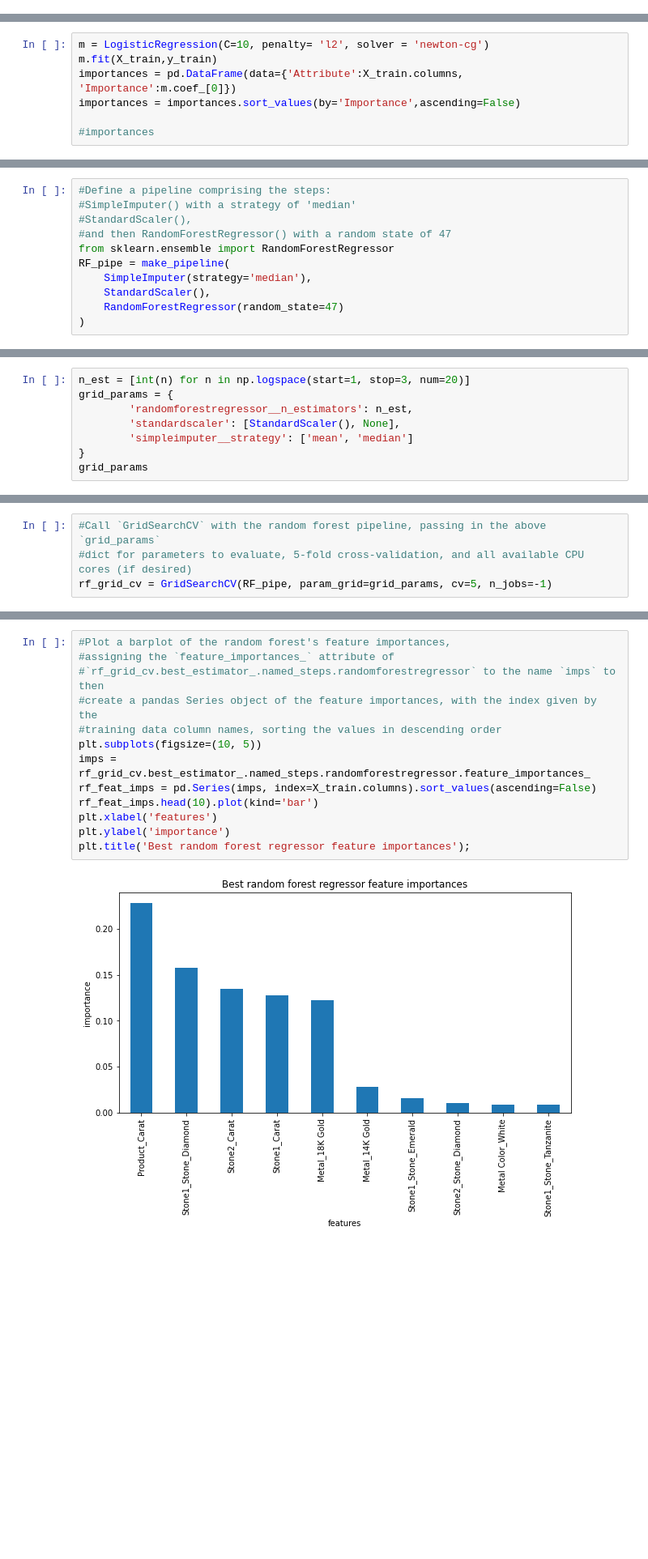
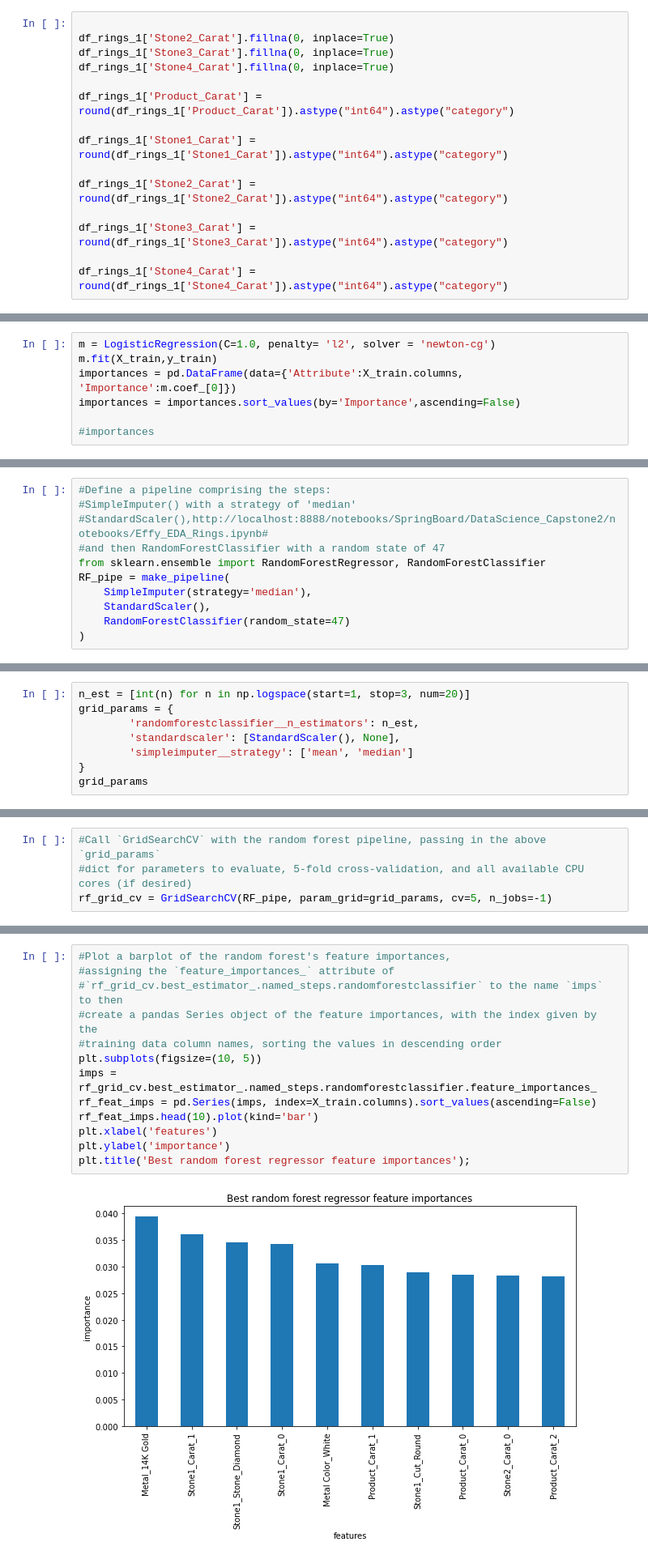
Before and after one commit to rgandhre/SpringBoard, a Jupyter notebook: DataScience_Capstone2/notebooks/Effy_EDA_Rings.ipynb, the cells around one changed output, grey strips where cells are left out. Shown at 81% size. Drawn from its saved outputs; the diff is of its cells as text; blank space fills up the shorter version.

Commit message:
Changed logic from RandomForestRegressor to RandomForestClassifier

```diff
--- a/DataScience_Capstone2/notebooks/Effy_EDA_Rings.ipynb
+++ b/DataScience_Capstone2/notebooks/Effy_EDA_Rings.ipynb
@@ -394,3 +384,18 @@ df_rings_1['Stone4_Carat'].fillna(0, inplace=True)
+# %%
+
+df_rings_1['Stone2_Carat'].fillna(0, inplace=True)
+df_rings_1['Stone3_Carat'].fillna(0, inplace=True)
+df_rings_1['Stone4_Carat'].fillna(0, inplace=True)
+
+df_rings_1['Product_Carat'] = round(df_rings_1['Product_Carat']).astype("int64").astype("category")
+
+df_rings_1['Stone1_Carat'] = round(df_rings_1['Stone1_Carat']).astype("int64").astype("category")
+
+df_rings_1['Stone2_Carat'] = round(df_rings_1['Stone2_Carat']).astype("int64").astype("category")
+
+df_rings_1['Stone3_Carat'] = round(df_rings_1['Stone3_Carat']).astype("int64").astype("category")
+
+df_rings_1['Stone4_Carat'] = round(df_rings_1['Stone4_Carat']).astype("int64").astype("category")
 # %%
 df_rings_1.head()
 # %% [output]
@@ -509,5 +514,5 @@ Best: 0.488556 using {'C': 10, 'penalty': 'l2', 'solver': 'newton-cg'}
 # %%
-m = LogisticRegression(C=10, penalty= 'l2', solver = 'newton-cg')
+m = LogisticRegression(C=1.0, penalty= 'l2', solver = 'newton-cg')
 m.fit(X_train,y_train)
 importances = pd.DataFrame(data={'Attribute':X_train.columns, 'Importance':m.coef_[0]})
 importances = importances.sort_values(by='Importance',ascending=False)
@@ -606,13 +611,13 @@ weighted avg       0.46      0.49      0.45       331
 # %%
 #Define a pipeline comprising the steps:
 #SimpleImputer() with a strategy of 'median'
-#StandardScaler(),
-#and then RandomForestRegressor() with a random state of 47
-from sklearn.ensemble import RandomForestRegressor
+#StandardScaler(),http://localhost:8888/notebooks/SpringBoard/DataScience_Capstone2/notebooks/Effy_EDA_Rings.ipynb#
+#and then RandomForestClassifier with a random state of 47
+from sklearn.ensemble import RandomForestRegressor, RandomForestClassifier
 RF_pipe = make_pipeline(
     SimpleImputer(strategy='median'),
     StandardScaler(),
-    RandomForestRegressor(random_state=47)
+    RandomForestClassifier(random_state=47)
 )
 # %%
 #Call `cross_validate` to estimate the pipeline's performance.
@@ -631,7 +636,7 @@ np.mean(rf_cv_scores), np.std(rf_cv_scores)
 # %%
 n_est = [int(n) for n in np.logspace(start=1, stop=3, num=20)]
 grid_params = {
-        'randomforestregressor__n_estimators': n_est,
+        'randomforestclassifier__n_estimators': n_est,
         'standardscaler': [StandardScaler(), None],
         'simpleimputer__strategy': ['mean', 'median']
 }
@@ -699,18 +704,18 @@ np.mean(rf_best_scores), np.std(rf_best_scores)
 # %%
 #Plot a barplot of the random forest's feature importances,
 #assigning the `feature_importances_` attribute of
-#`rf_grid_cv.best_estimator_.named_steps.randomforestregressor` to the name `imps` to then
+#`rf_grid_cv.best_estimator_.named_steps.randomforestclassifier` to the name `imps` to then
 #create a pandas Series object of the feature importances, with the index given by the
 #training data column names, sorting the values in descending order
 plt.subplots(figsize=(10, 5))
-imps = rf_grid_cv.best_estimator_.named_steps.randomforestregressor.feature_importances_
+imps = rf_grid_cv.best_estimator_.named_steps.randomforestclassifier.feature_importances_
 rf_feat_imps = pd.Series(imps, index=X_train.columns).sort_values(ascending=False)
 rf_feat_imps.head(10).plot(kind='bar')
 plt.xlabel('features')
 plt.ylabel('importance')
 plt.title('Best random forest regressor feature importances');
 # %% [output]
-[figure, old version]
+[figure, new version]
 # %%
 X_train.columns
 # %% [output]
```
Also changed, not shown: parts of 29 cells of this notebook.
